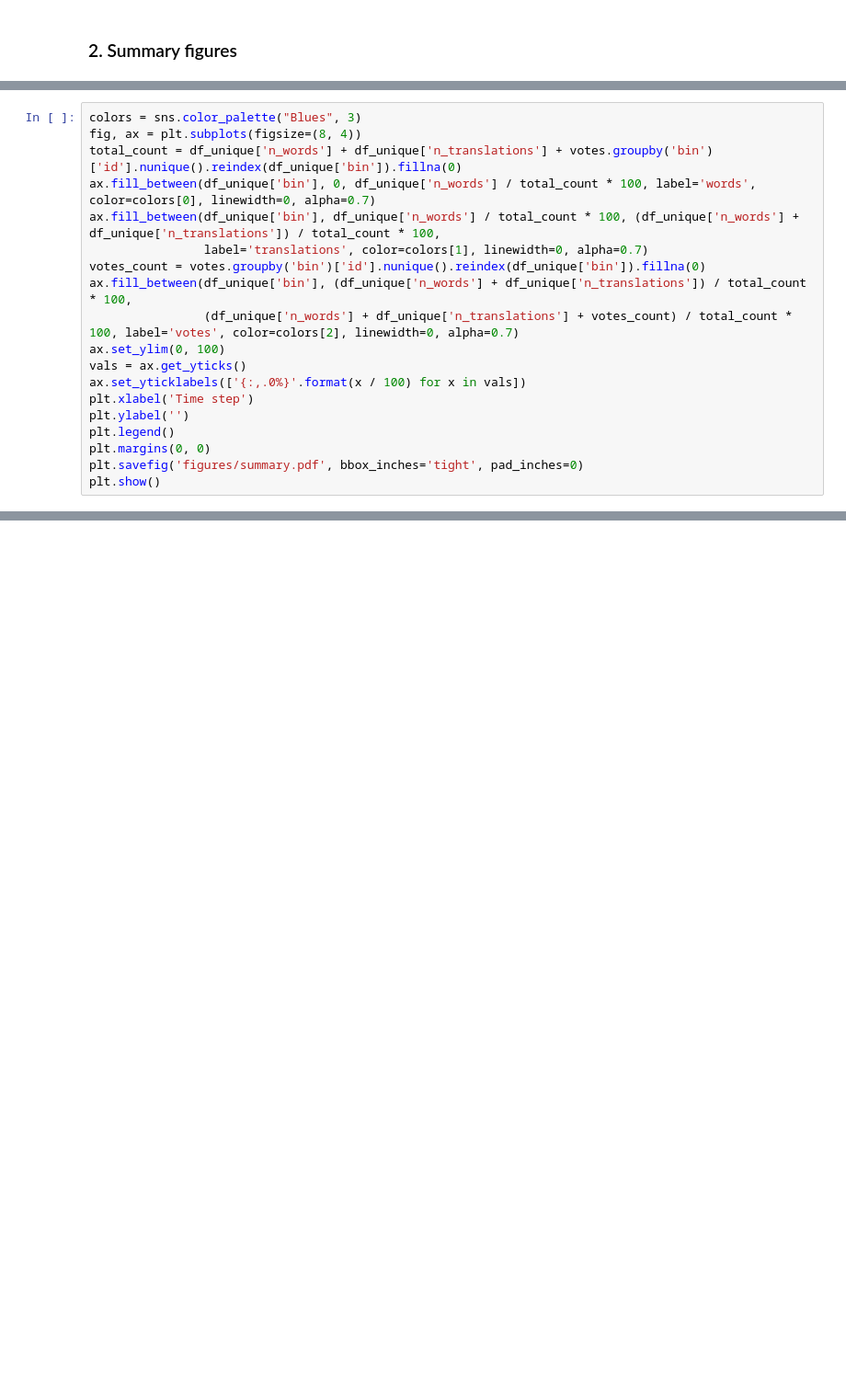
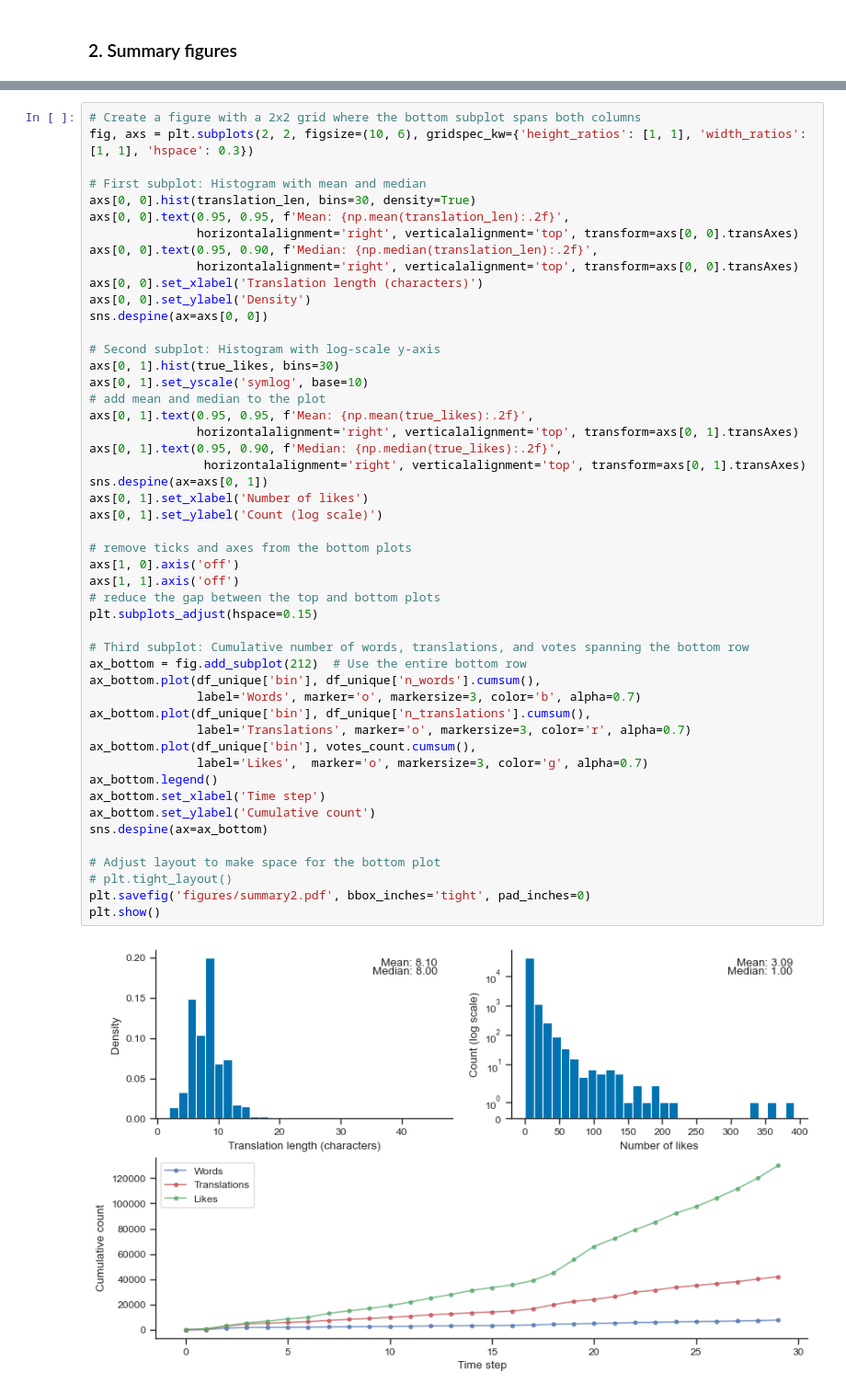
Before and after one commit to alexeykosh/2023-slovotvir-reuse-analysis, a Jupyter notebook: model_data.ipynb, the cells around one changed output, grey strips where cells are left out. Shown at 92% size. Drawn from its saved outputs; the diff is of its cells as text; blank space fills up the shorter version.

```diff
--- a/model_data.ipynb
+++ b/model_data.ipynb
@@ -135,19 +210,0 @@ plt.show()
-# %%
-colors = sns.color_palette("Blues", 3)
-fig, ax = plt.subplots(figsize=(8, 4))
-total_count = df_unique['n_words'] + df_unique['n_translations'] + votes.groupby('bin')['id'].nunique().reindex(df_unique['bin']).fillna(0)
-ax.fill_between(df_unique['bin'], 0, df_unique['n_words'] / total_count * 100, label='words', color=colors[0], linewidth=0, alpha=0.7)
-ax.fill_between(df_unique['bin'], df_unique['n_words'] / total_count * 100, (df_unique['n_words'] + df_unique['n_translations']) / total_count * 100,
-                label='translations', color=colors[1], linewidth=0, alpha=0.7)
-votes_count = votes.groupby('bin')['id'].nunique().reindex(df_unique['bin']).fillna(0)
-ax.fill_between(df_unique['bin'], (df_unique['n_words'] + df_unique['n_translations']) / total_count * 100,
-                (df_unique['n_words'] + df_unique['n_translations'] + votes_count) / total_count * 100, label='votes', color=colors[2], linewidth=0, alpha=0.7)
-ax.set_ylim(0, 100)
-vals = ax.get_yticks()
-ax.set_yticklabels(['{:,.0%}'.format(x / 100) for x in vals])
-plt.xlabel('Time step')
-plt.ylabel('')
-plt.legend()
-plt.margins(0, 0)
-plt.savefig('figures/summary.pdf', bbox_inches='tight', pad_inches=0)
-plt.show()
@@ -155,0 +211,51 @@ plt.show()
+# %%
+# Create a figure with a 2x2 grid where the bottom subplot spans both columns
+fig, axs = plt.subplots(2, 2, figsize=(10, 6), gridspec_kw={'height_ratios': [1, 1], 'width_ratios': [1, 1], 'hspace': 0.3})
+
+# First subplot: Histogram with mean and median
+axs[0, 0].hist(translation_len, bins=30, density=True)
+axs[0, 0].text(0.95, 0.95, f'Mean: {np.mean(translation_len):.2f}',
+               horizontalalignment='right', verticalalignment='top', transform=axs[0, 0].transAxes)
+axs[0, 0].text(0.95, 0.90, f'Median: {np.median(translation_len):.2f}',
+               horizontalalignment='right', verticalalignment='top', transform=axs[0, 0].transAxes)
+axs[0, 0].set_xlabel('Translation length (characters)')
+axs[0, 0].set_ylabel('Density')
+sns.despine(ax=axs[0, 0])
+
+# Second subplot: Histogram with log-scale y-axis
+axs[0, 1].hist(true_likes, bins=30)
+axs[0, 1].set_yscale('symlog', base=10)
+# add mean and median to the plot
+axs[0, 1].text(0.95, 0.95, f'Mean: {np.mean(true_likes):.2f}',
+               horizontalalignment='right', verticalalignment='top', transform=axs[0, 1].transAxes)
+axs[0, 1].text(0.95, 0.90, f'Median: {np.median(true_likes):.2f}',
+                horizontalalignment='right', verticalalignment='top', transform=axs[0, 1].transAxes)
+sns.despine(ax=axs[0, 1])
+axs[0, 1].set_xlabel('Number of likes')
+axs[0, 1].set_ylabel('Count (log scale)')
+
+# remove ticks and axes from the bottom plots
+axs[1, 0].axis('off')
+axs[1, 1].axis('off')
+# reduce the gap between the top and bottom plots
+plt.subplots_adjust(hspace=0.15)
+
+# Third subplot: Cumulative number of words, translations, and votes spanning the bottom row
+ax_bottom = fig.add_subplot(212)  # Use the entire bottom row
+ax_bottom.plot(df_unique['bin'], df_unique['n_words'].cumsum(),
+               label='Words', marker='o', markersize=3, color='b', alpha=0.7)
+ax_bottom.plot(df_unique['bin'], df_unique['n_translations'].cumsum(),
+               label='Translations', marker='o', markersize=3, color='r', alpha=0.7)
+ax_bottom.plot(df_unique['bin'], votes_count.cumsum(),
+               label='Likes',  marker='o', markersize=3, color='g', alpha=0.7)
+ax_bottom.legend()
+ax_bottom.set_xlabel('Time step')
+ax_bottom.set_ylabel('Cumulative count')
+sns.despine(ax=ax_bottom)
+
+# Adjust layout to make space for the bottom plot
+# plt.tight_layout()
+plt.savefig('figures/summary2.pdf', bbox_inches='tight', pad_inches=0)
+plt.show()
+# %% [output]
+[figure, added]
```
Also changed, not shown: parts of 22 cells of this notebook, 11 other files.
